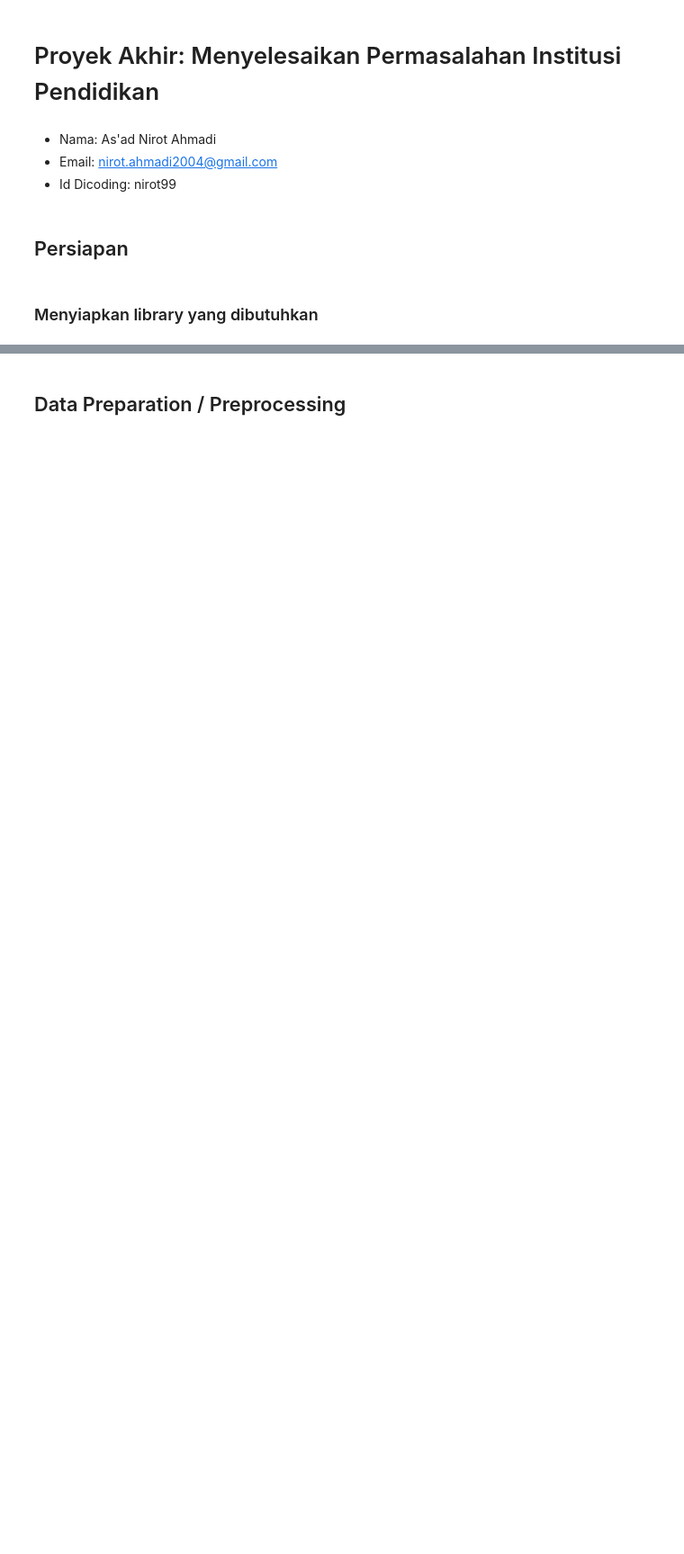
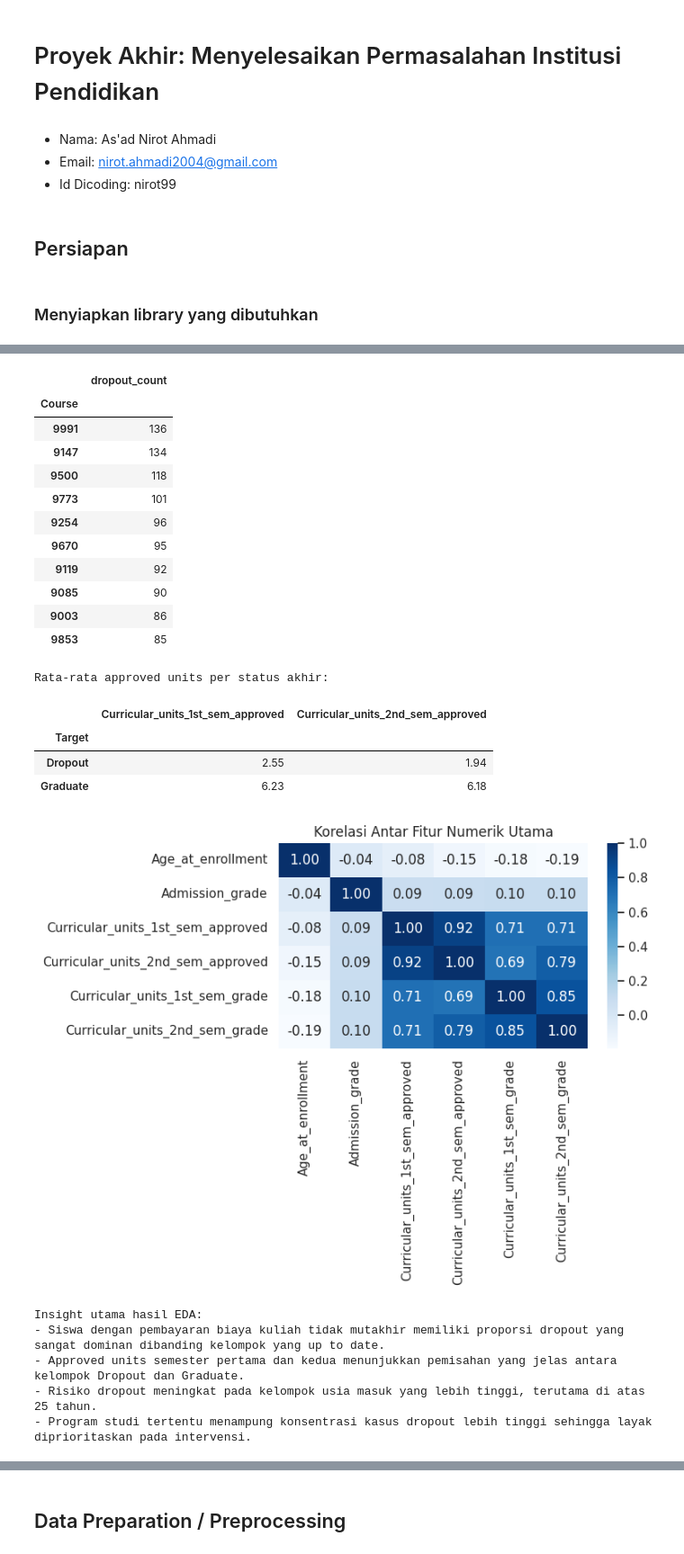
Before and after one commit to 9Out/Submission-Menyelesaikan-Permasalahan-Institusi-Pendidikan, a Jupyter notebook: notebook.ipynb, the cells around one changed output, grey strips where cells are left out. Shown at 90% size. Cells and saved outputs as stored; diff of their text form; code cells hidden in the pictures; blank space fills up the shorter version.

```diff
--- a/notebook.ipynb
+++ b/notebook.ipynb
@@ -247,0 +223,36 @@ dtype: int64
+# %%
+tuition_target_count = pd.crosstab(df['Tuition_fees_up_to_date'], df['Target'])
+tuition_target_rate = pd.crosstab(df['Tuition_fees_up_to_date'], df['Target'], normalize='index').round(3)
+
+age_band_df = df.copy()
+age_band_df['age_band'] = pd.cut(age_band_df['Age_at_enrollment'], bins=[0, 20, 25, 30, 100], labels=['< 20', '20-24', '25-29', '30+'])
+age_dropout = age_band_df.groupby('age_band', observed=False)['Target'].apply(lambda s: (s == 'Dropout').mean()).round(3).to_frame('dropout_rate')
+course_dropout = df[df['Target'] == 'Dropout']['Course'].value_counts().head(10).to_frame('dropout_count')
+approved_summary = df.groupby('Target')[['Curricular_units_1st_sem_approved', 'Curricular_units_2nd_sem_approved']].mean().round(2)
+
+print('Jumlah dan proporsi status berdasarkan status pembayaran biaya kuliah:')
+display(tuition_target_count)
+display(tuition_target_rate)
+
+print('Dropout rate berdasarkan kelompok usia:')
+display(age_dropout)
+
+print('Program studi dengan jumlah dropout tertinggi:')
+display(course_dropout)
+
+print('Rata-rata approved units per status akhir:')
+display(approved_summary)
+
+corr_cols = ['Age_at_enrollment', 'Admission_grade', 'Curricular_units_1st_sem_approved', 'Curricular_units_2nd_sem_approved', 'Curricular_units_1st_sem_grade', 'Curricular_units_2nd_sem_grade']
+plt.figure(figsize=(8, 6))
+sns.heatmap(df[corr_cols].corr(), annot=True, cmap='Blues', fmt='.2f')
+plt.title('Korelasi Antar Fitur Numerik Utama')
+plt.tight_layout()
+plt.show()
+
+print('Insight utama hasil EDA:')
+print('- Siswa dengan pembayaran biaya kuliah tidak mutakhir memiliki proporsi dropout yang sangat dominan dibanding kelompok yang up to date.')
+print('- Approved units semester pertama dan kedua menunjukkan pemisahan yang jelas antara kelompok Dropout dan Graduate.')
+print('- Risiko dropout meningkat pada kelompok usia masuk yang lebih tinggi, terutama di atas 25 tahun.')
+print('- Program studi tertentu menampung konsentrasi kasus dropout lebih tinggi sehingga layak diprioritaskan pada intervensi.')
+# %% [output]
@@ -247,0 +276,23 @@ dtype: int64
+|  | dropout_count |
+| Course |  |
+| 9991 | 136 |
+| 9147 | 134 |
+| 9500 | 118 |
+| 9773 | 101 |
+| 9254 | 96 |
+| 9670 | 95 |
+| 9119 | 92 |
+| 9085 | 90 |
+| 9003 | 86 |
+| 9853 | 85 |
+Rata-rata approved units per status akhir:
+|  | Curricular_units_1st_sem_approved | Curricular_units_2nd_sem_approved |
+| Target |  |  |
+| Dropout | 2.55 | 1.94 |
+| Graduate | 6.23 | 6.18 |
+[figure, added]
+Insight utama hasil EDA:
+- Siswa dengan pembayaran biaya kuliah tidak mutakhir memiliki proporsi dropout yang sangat dominan dibanding kelompok yang up to date.
+- Approved units semester pertama dan kedua menunjukkan pemisahan yang jelas antara kelompok Dropout dan Graduate.
+- Risiko dropout meningkat pada kelompok usia masuk yang lebih tinggi, terutama di atas 25 tahun.
+- Program studi tertentu menampung konsentrasi kasus dropout lebih tinggi sehingga layak diprioritaskan pada intervensi.
```
Also changed, not shown: parts of 58 cells of this notebook, 9 other files.
